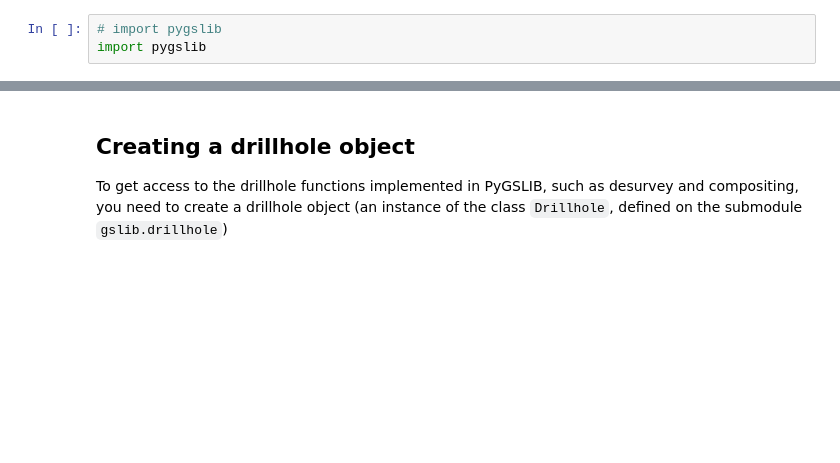
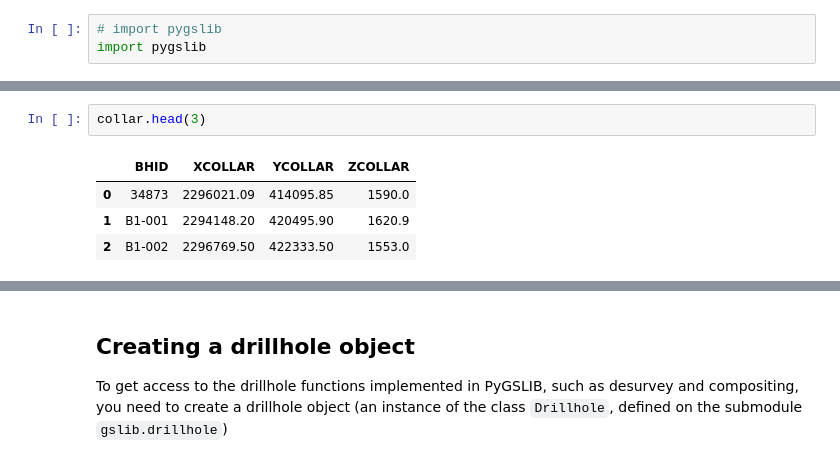
Before and after one commit to opengeostat/pygslib, a Jupyter notebook: pygslib/Ipython_templates/Tutorial_1/Tutorial_V2.ipynb, the cells around one changed output, grey strips where cells are left out. Drawn from its saved outputs; the diff is of its cells as text; blank space fills up the shorter version.

```diff
--- a/pygslib/Ipython_templates/Tutorial_1/Tutorial_V2.ipynb
+++ b/pygslib/Ipython_templates/Tutorial_1/Tutorial_V2.ipynb
@@ -106,0 +81,7 @@ assay.head(3)
+# %%
+collar.head(3)
+# %% [output]
+|  | BHID | XCOLLAR | YCOLLAR | ZCOLLAR |
+| 0 | 34873 | 2296021.09 | 414095.85 | 1590.0 |
+| 1 | B1-001 | 2294148.20 | 420495.90 | 1620.9 |
+| 2 | B1-002 | 2296769.50 | 422333.50 | 1553.0 |
```
Also changed, not shown: parts of 67 cells of this notebook, 23 other files.
